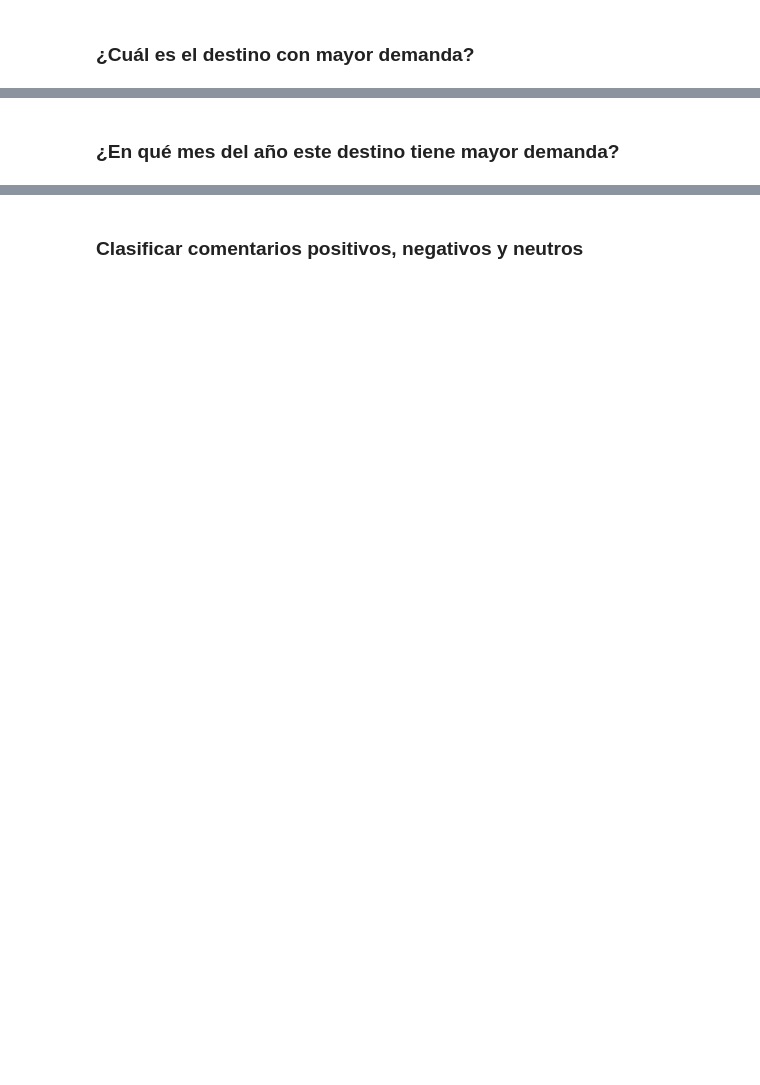
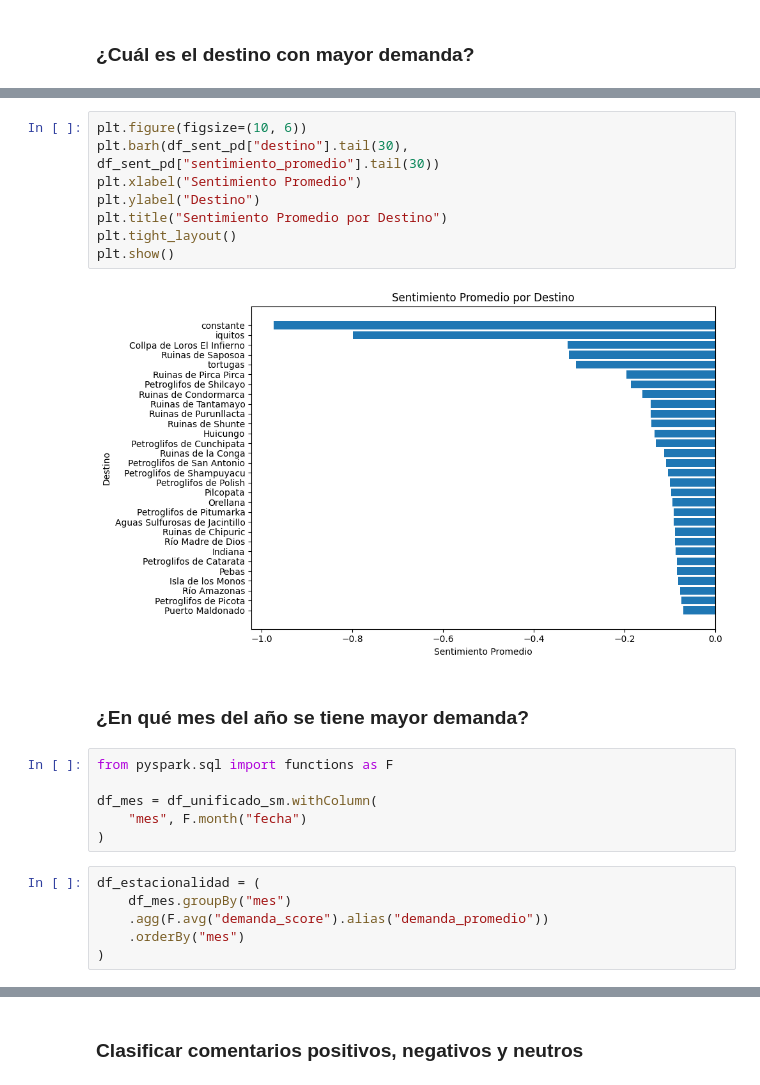
Before and after one commit to BIG-DATA-Y-ANALITICA-DE-DATOS/DEMANDA-TUR-STICA, a Jupyter notebook: notebooks/Analisis_y_modelado.ipynb, the cells around one changed output, grey strips where cells are left out. Cells and saved outputs as stored; diff of their text form; blank space fills up the shorter version.

```diff
--- a/notebooks/Analisis_y_modelado.ipynb
+++ b/notebooks/Analisis_y_modelado.ipynb
@@ -1375,2 +1580,24 @@ print("Archivo guardado correctamente.")
+# %%
+plt.figure(figsize=(10, 6))
+plt.barh(df_sent_pd["destino"].tail(30), df_sent_pd["sentimiento_promedio"].tail(30))
+plt.xlabel("Sentimiento Promedio")
+plt.ylabel("Destino")
+plt.title("Sentimiento Promedio por Destino")
+plt.tight_layout()
+plt.show()
+# %% [output]
+[figure, added]
 # %% [markdown]
-### ¿En qué mes del año este destino tiene mayor demanda?
+### ¿En qué mes del año se tiene mayor demanda?
+# %%
+from pyspark.sql import functions as F
+
+df_mes = df_unificado_sm.withColumn(
+    "mes", F.month("fecha")
+)
+# %%
+df_estacionalidad = (
+    df_mes.groupBy("mes")
+    .agg(F.avg("demanda_score").alias("demanda_promedio"))
+    .orderBy("mes")
+)
```
Also changed, not shown: parts of 87 cells of this notebook.
